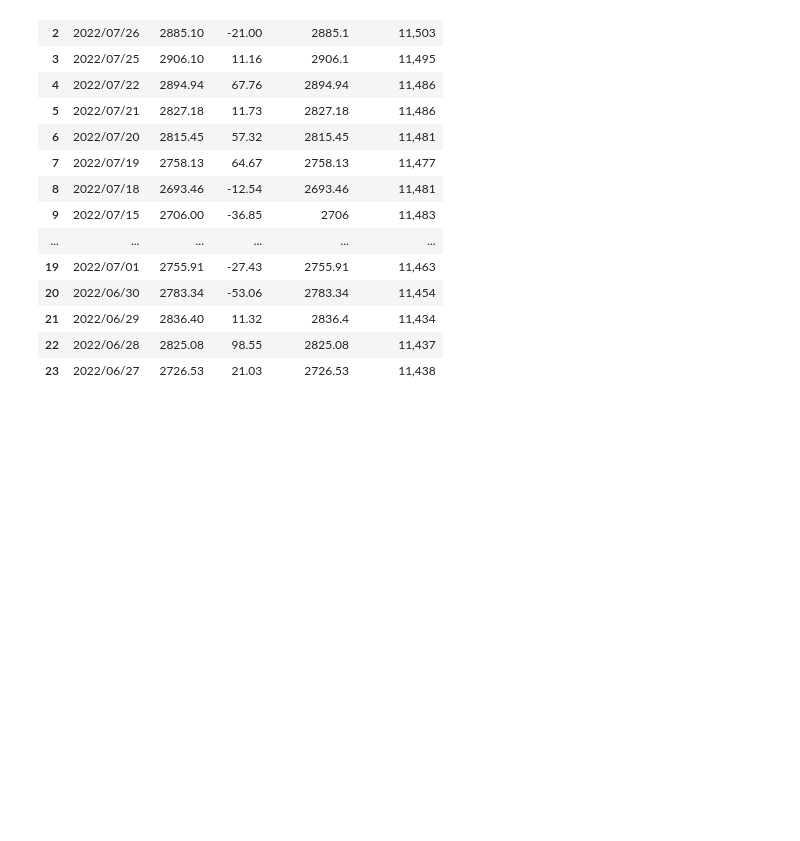
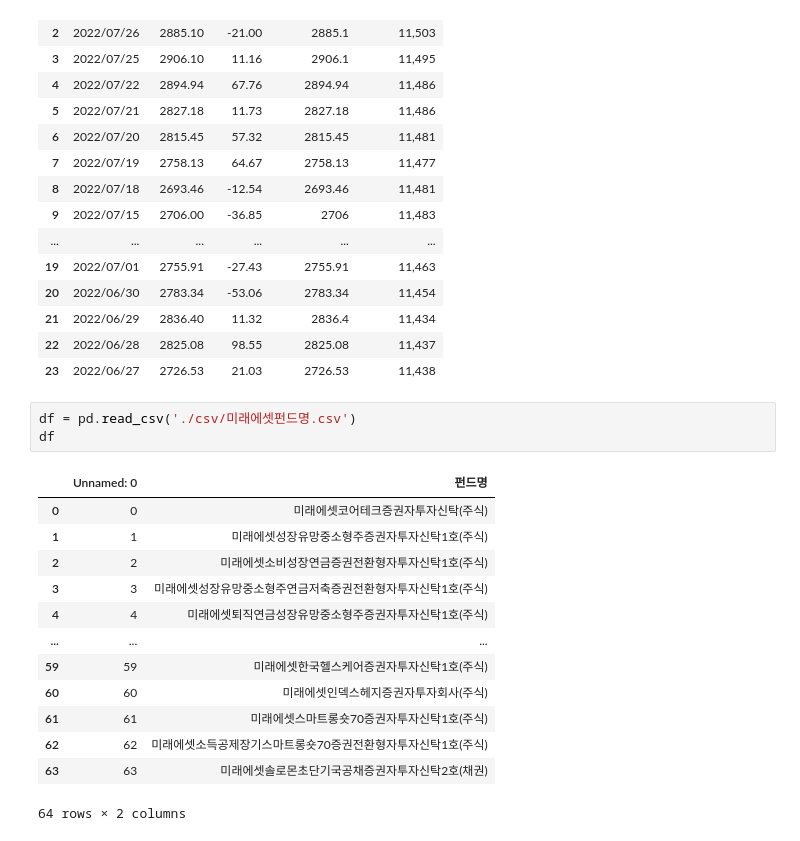
Before and after one commit to jkim0313/Hackathon_Whale, a Jupyter notebook: kofia_crawling.ipynb, the cells around one changed output. Cells and saved outputs as stored; diff of their text form; blank space fills up the shorter version.

```diff
--- a/kofia_crawling.ipynb
+++ b/kofia_crawling.ipynb
@@ -533,3 +533,20 @@ var globalM = "1579";
 | 21 | 2022/06/29 | 2836.40 | 11.32 | 2836.4 | 11,434 |
 | 22 | 2022/06/28 | 2825.08 | 98.55 | 2825.08 | 11,437 |
 | 23 | 2022/06/27 | 2726.53 | 21.03 | 2726.53 | 11,438 |
+# %%
+df = pd.read_csv('./csv/미래에셋펀드명.csv')
+df
+# %% [output]
+|  | Unnamed: 0 | 펀드명 |
+| 0 | 0 | 미래에셋코어테크증권자투자신탁(주식) |
+| 1 | 1 | 미래에셋성장유망중소형주증권자투자신탁1호(주식) |
+| 2 | 2 | 미래에셋소비성장연금증권전환형자투자신탁1호(주식) |
+| 3 | 3 | 미래에셋성장유망중소형주연금저축증권전환형자투자신탁1호(주식) |
+| 4 | 4 | 미래에셋퇴직연금성장유망중소형주증권자투자신탁1호(주식) |
+| ... | ... | ... |
+| 59 | 59 | 미래에셋한국헬스케어증권자투자신탁1호(주식) |
+| 60 | 60 | 미래에셋인덱스헤지증권자투자회사(주식) |
+| 61 | 61 | 미래에셋스마트롱숏70증권자투자신탁1호(주식) |
+| 62 | 62 | 미래에셋소득공제장기스마트롱숏70증권전환형자투자신탁1호(주식) |
+| 63 | 63 | 미래에셋솔로몬초단기국공채증권자투자신탁2호(채권) |
+64 rows × 2 columns
```
Also changed, not shown: parts of 3 cells of this notebook, 4 other files.
